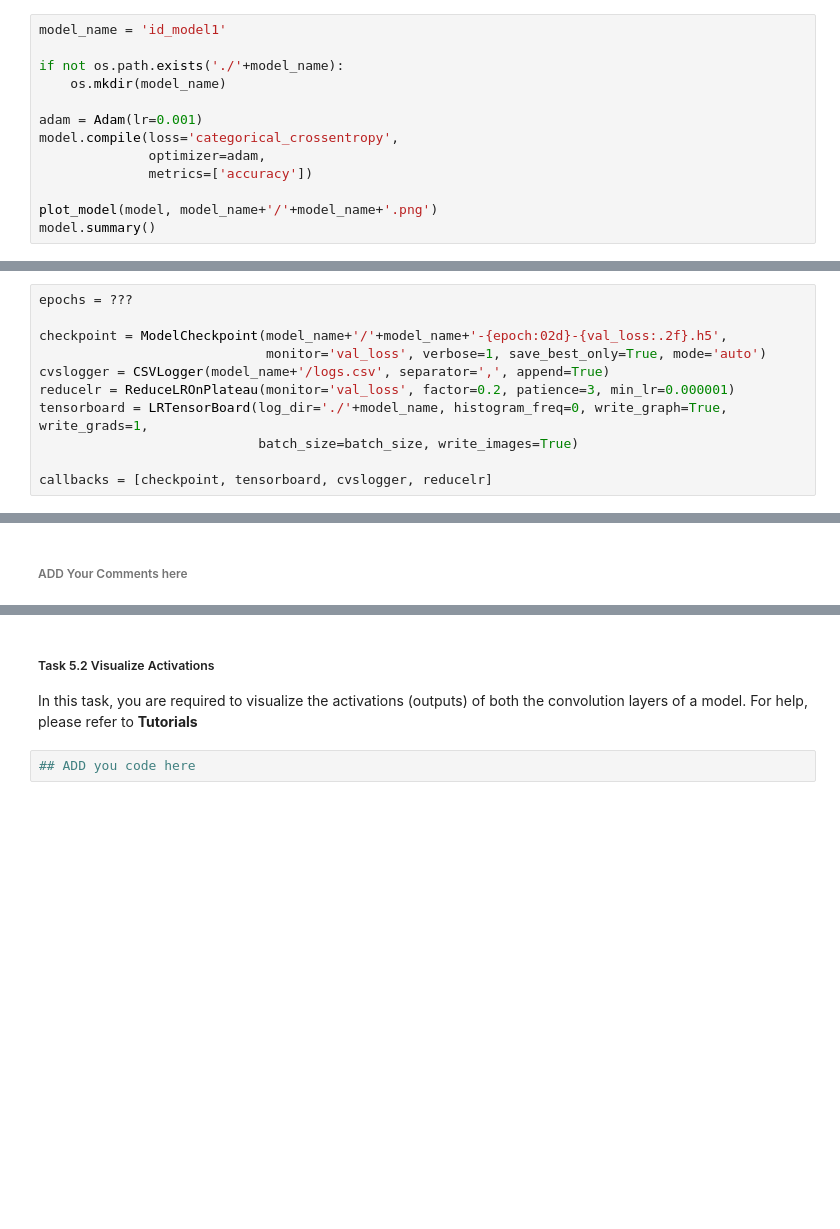
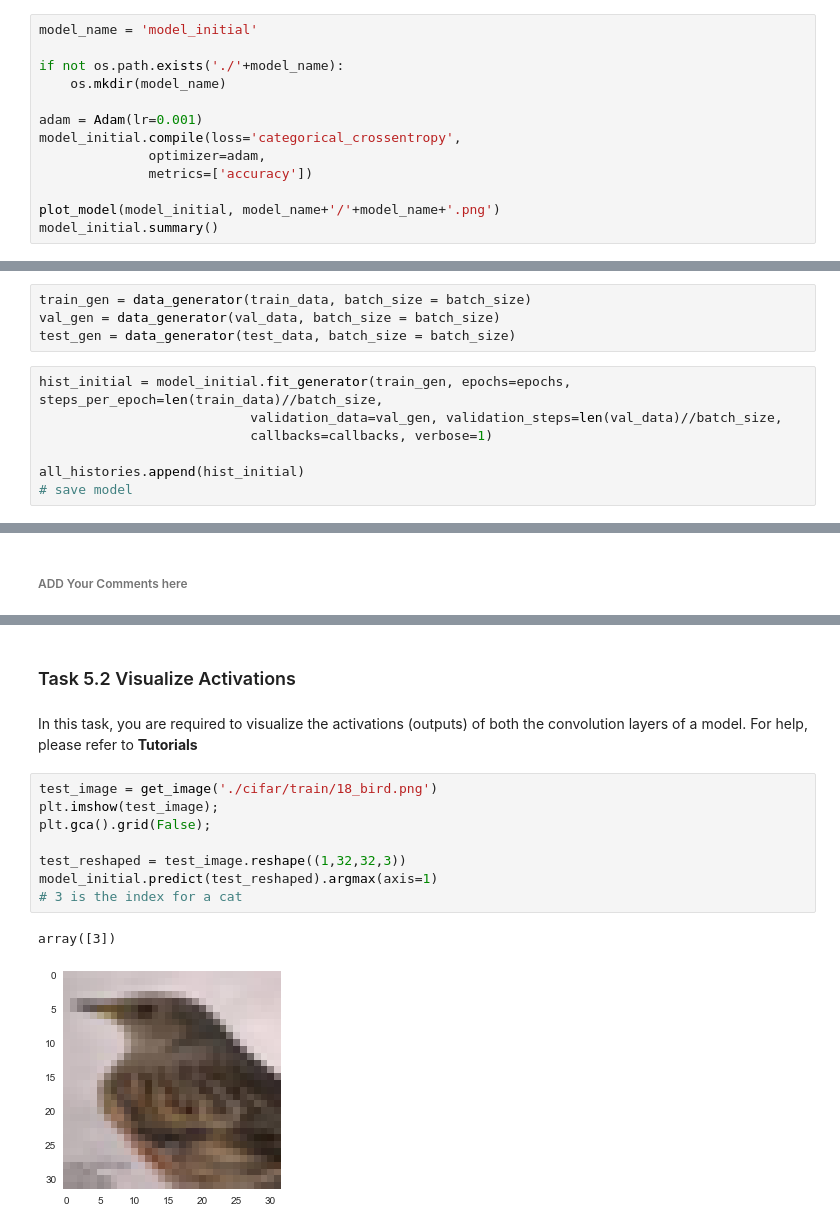
Before and after one commit to asim29/CS437-Deep_Learning, a Jupyter notebook: Assignment_3/20100237_hw3.ipynb, the cells around one changed output, grey strips where cells are left out. Saved outputs shown, nothing was run; the diff lists cells and outputs as text; blank space fills up the shorter version.

```diff
--- a/Assignment_3/20100237_hw3.ipynb
+++ b/Assignment_3/20100237_hw3.ipynb
@@ -176,13 +184,13 @@ model = Model(inputs=input_im, outputs=output_class)
 # %%
-model_name = 'id_model1'
+model_name = 'model_initial'
 
 if not os.path.exists('./'+model_name):
     os.mkdir(model_name)
 
 adam = Adam(lr=0.001)
-model.compile(loss='categorical_crossentropy',
+model_initial.compile(loss='categorical_crossentropy',
               optimizer=adam,
               metrics=['accuracy'])
 
-plot_model(model, model_name+'/'+model_name+'.png')
-model.summary()
+plot_model(model_initial, model_name+'/'+model_name+'.png')
+model_initial.summary()
@@ -197,14 +225,3 @@ class LRTensorBoard(TensorBoard):
     def on_epoch_end(self, epoch, logs=None):
         logs.update({'lr': K.eval(self.model.optimizer.lr)})
         super(LRTensorBoard, self).on_epoch_end(epoch, logs)
-# %%
-epochs = ???
-
-checkpoint = ModelCheckpoint(model_name+'/'+model_name+'-{epoch:02d}-{val_loss:.2f}.h5',
-                             monitor='val_loss', verbose=1, save_best_only=True, mode='auto')
-cvslogger = CSVLogger(model_name+'/logs.csv', separator=',', append=True)
-reducelr = ReduceLROnPlateau(monitor='val_loss', factor=0.2, patience=3, min_lr=0.000001)
-tensorboard = LRTensorBoard(log_dir='./'+model_name, histogram_freq=0, write_graph=True, write_grads=1,
-                            batch_size=batch_size, write_images=True)
-
-callbacks = [checkpoint, tensorboard, cvslogger, reducelr]
@@ -326,0 +240,11 @@ Now for logs of all above trained models, take snapshot of the _loss_ and _accur
+# %%
+train_gen = data_generator(train_data, batch_size = batch_size)
+val_gen = data_generator(val_data, batch_size = batch_size)
+test_gen = data_generator(test_data, batch_size = batch_size)
+# %%
+hist_initial = model_initial.fit_generator(train_gen, epochs=epochs, steps_per_epoch=len(train_data)//batch_size,
+                           validation_data=val_gen, validation_steps=len(val_data)//batch_size,
+                           callbacks=callbacks, verbose=1)
+
+all_histories.append(hist_initial)
+# save model
@@ -329,5 +672,15 @@ Now for logs of all above trained models, take snapshot of the _loss_ and _accur
+# %% [markdown]
+### Task 5.2 Visualize Activations
 # %% [markdown]
-##### Task 5.2 Visualize Activations
 In this task, you are required to visualize the activations (outputs) of both the convolution layers of a model. For help, please refer to __Tutorials__
-# %%
-## ADD you code here
+# %%
+test_image = get_image('./cifar/train/18_bird.png')
+plt.imshow(test_image);
+plt.gca().grid(False);
+
+test_reshaped = test_image.reshape((1,32,32,3))
+model_initial.predict(test_reshaped).argmax(axis=1)
+# 3 is the index for a cat
+# %% [output]
+array([3])
+[figure, added]
```
Also changed, not shown: parts of 82 cells of this notebook, 1 other file.
